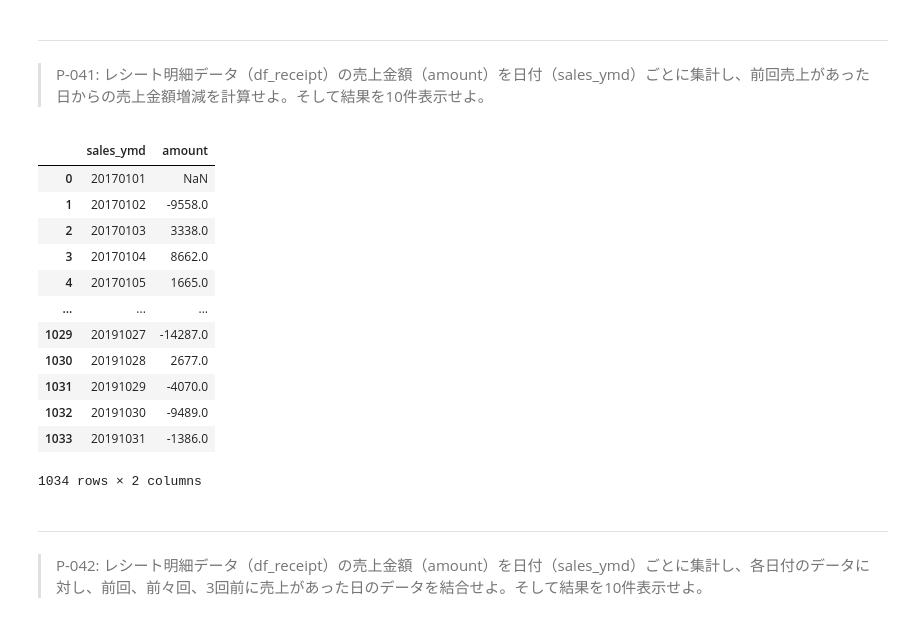
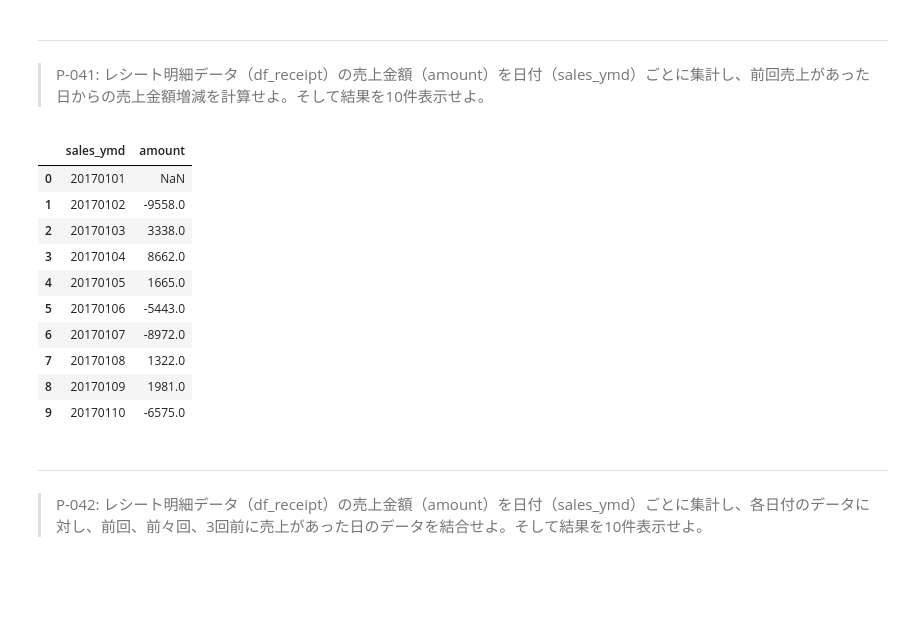
Before and after one commit to iakio/100knocks-preprocess, a Jupyter notebook: docker/work/preprocess_knock_Python.ipynb, the cells around one changed output. Cells and saved outputs as stored; diff of their text form; code cells hidden in the pictures; blank space fills up the shorter version.

```diff
--- a/docker/work/preprocess_knock_Python.ipynb
+++ b/docker/work/preprocess_knock_Python.ipynb
@@ -798,23 +798,21 @@ len(pd.merge(left=df_store_copy, right=df_product_copy, how="outer", on="key"))
 # %%
 df_receipt.groupby("sales_ymd").amount.sum().sort_index().rolling(2).apply(lambda x: x[0] - x[1], raw=True).reset_index()
 
 df1 = df_receipt.groupby("sales_ymd").amount.sum().sort_index()
 df2 = df1.shift(1)
-(df1 - df2).reset_index()
+(df1 - df2).reset_index().head(10)
 # %% [output]
 |  | sales_ymd | amount |
 | 0 | 20170101 | NaN |
 | 1 | 20170102 | -9558.0 |
 | 2 | 20170103 | 3338.0 |
 | 3 | 20170104 | 8662.0 |
 | 4 | 20170105 | 1665.0 |
-| ... | ... | ... |
-| 1029 | 20191027 | -14287.0 |
-| 1030 | 20191028 | 2677.0 |
-| 1031 | 20191029 | -4070.0 |
-| 1032 | 20191030 | -9489.0 |
-| 1033 | 20191031 | -1386.0 |
+| 5 | 20170106 | -5443.0 |
+| 6 | 20170107 | -8972.0 |
+| 7 | 20170108 | 1322.0 |
+| 8 | 20170109 | 1981.0 |
+| 9 | 20170110 | -6575.0 |
-1034 rows × 2 columns
 # %% [markdown]
 ---
 > P-042: レシート明細データ（df_receipt）の売上金額（amount）を日付（sales_ymd）ごとに集計し、各日付のデータに対し、前回、前々回、3回前に売上があった日のデータを結合せよ。そして結果を10件表示せよ。
```
Also changed, not shown: parts of 3 cells of this notebook.
